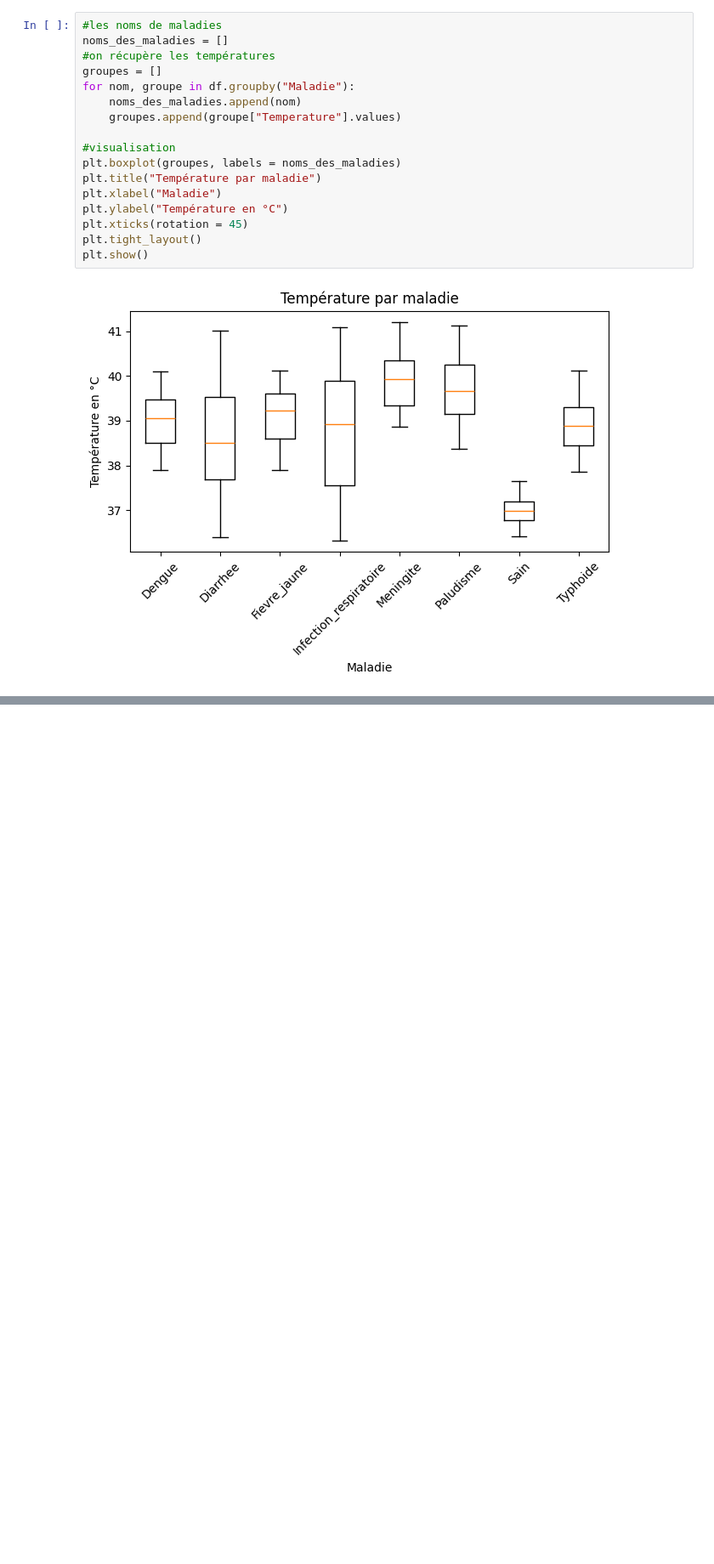
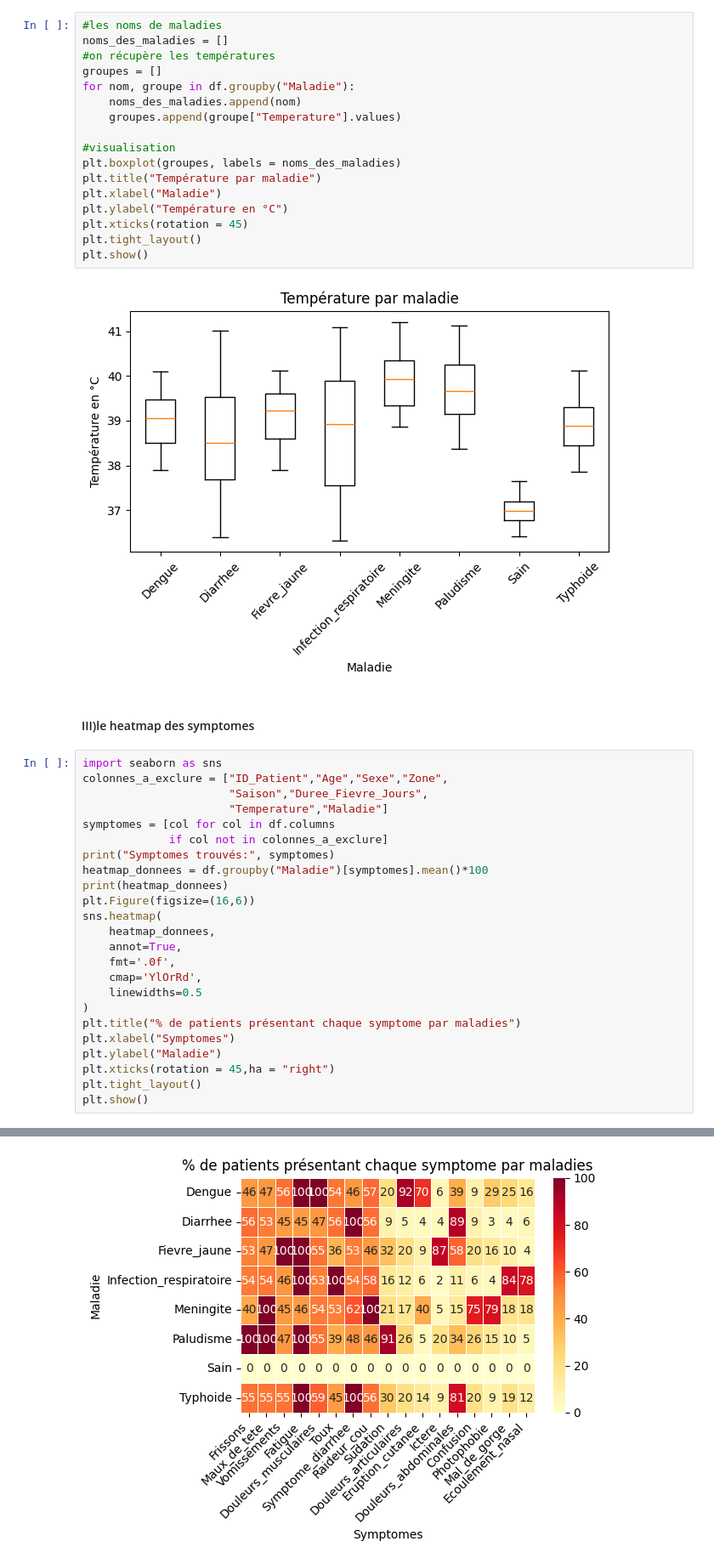
Before and after one commit to MIM223otaku/Projet-de-soutenance, a Jupyter notebook: EDA.ipynb, the cells around one changed output, grey strips where cells are left out. Shown at 85% size. Drawn from its saved outputs; the diff is of its cells as text; blank space fills up the shorter version.

Commit message:
till heatmap graphique

```diff
--- a/EDA.ipynb
+++ b/EDA.ipynb
@@ -70,3 +70,30 @@ plt.tight_layout()
 plt.show()
 # %% [output]
 [figure]
+# %% [markdown]
+#### III)le heatmap des symptomes
+# %%
+import seaborn as sns
+colonnes_a_exclure = ["ID_Patient","Age","Sexe","Zone",
+                      "Saison","Duree_Fievre_Jours",
+                      "Temperature","Maladie"]
+symptomes = [col for col in df.columns
+             if col not in colonnes_a_exclure]
+print("Symptomes trouvés:", symptomes)
+heatmap_donnees = df.groupby("Maladie")[symptomes].mean()*100
+print(heatmap_donnees)
+plt.Figure(figsize=(16,6))
+sns.heatmap(
+    heatmap_donnees,
+    annot=True,
+    fmt='.0f',
+    cmap='YlOrRd',
+    linewidths=0.5
+)
+plt.title("% de patients présentant chaque symptome par maladies")
+plt.xlabel("Symptomes")
+plt.ylabel("Maladie")
+plt.xticks(rotation = 45,ha = "right")
+plt.tight_layout()
+plt.show()
+# %% [output]
@@ -72,0 +117 @@ plt.show()
+[figure, added]
```
Also changed, not shown: parts of 1 cell of this notebook.
